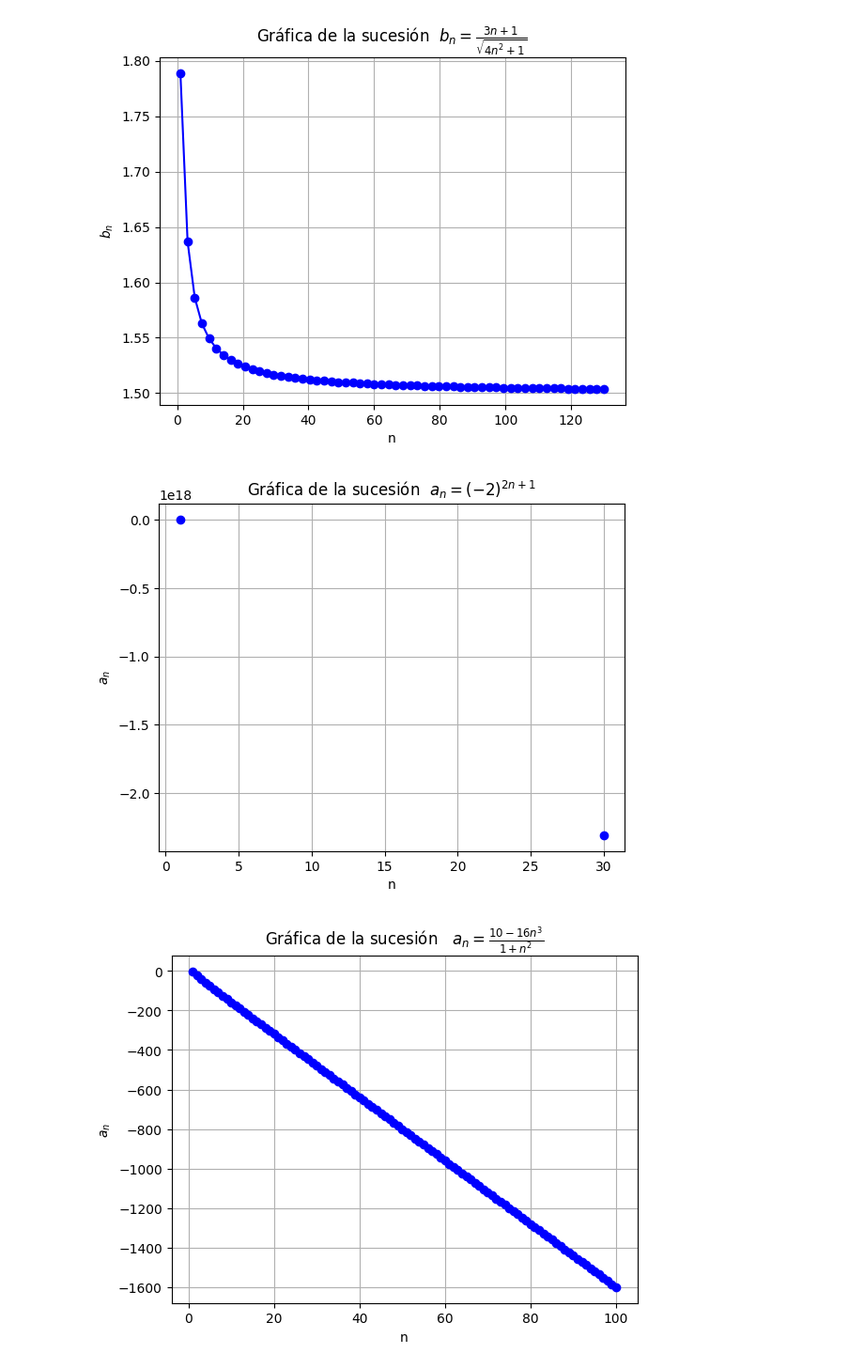
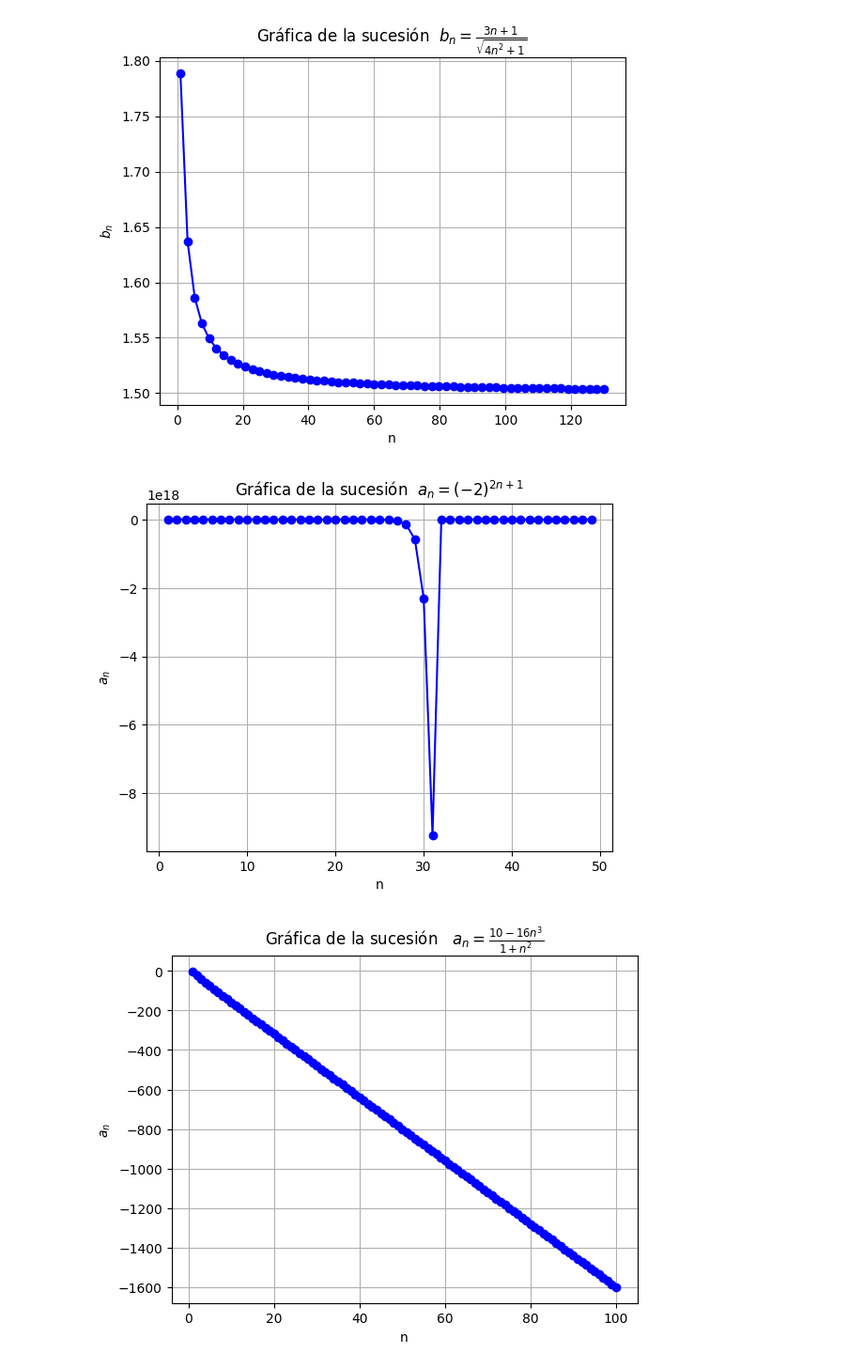
Before and after one commit to Juanm3005/trabajo-grupo-aplicadas, a Jupyter notebook: taller_sucesiones.ipynb, the cells around one changed output. Shown at 94% size. Drawn from its saved outputs; the diff is of its cells as text; code cells hidden in the pictures.

```diff
--- a/taller_sucesiones.ipynb
+++ b/taller_sucesiones.ipynb
@@ -267,24 +267,25 @@ plt.show()
 # %% [output]
 [figure]
 # %%
+
 def a_n(n):
-    return (-2)**(2*n+1)
+    return (-2)**(2*n + 1)
 
-# Crear un rango de valores para n
-n_values = np.linspace(1,30, 100)
+# Crear un rango de valores para n (usando np.arange para enteros)
+n_values = np.arange(1,50)  # Genera valores de 1 a 100
 
-# Calcular los valores de b_n para cada n
+# Calcular los valores de a_n para cada n
 a_values = [a_n(n) for n in n_values]
 
 # Graficar la sucesión
 plt.plot(n_values, a_values, marker='o', linestyle='-', color='b')
 plt.title('Gráfica de la sucesión  $a_n = (-2)^{2n+1} $')
 plt.xlabel('n')
 plt.ylabel('$a_n$')
 plt.grid(True)
 plt.show()
 # %% [output]
-[figure, old version]
+[figure, new version]
 # %%
 def a_n(n):
     return (10-16*n**3)/(1+n**2)
```
